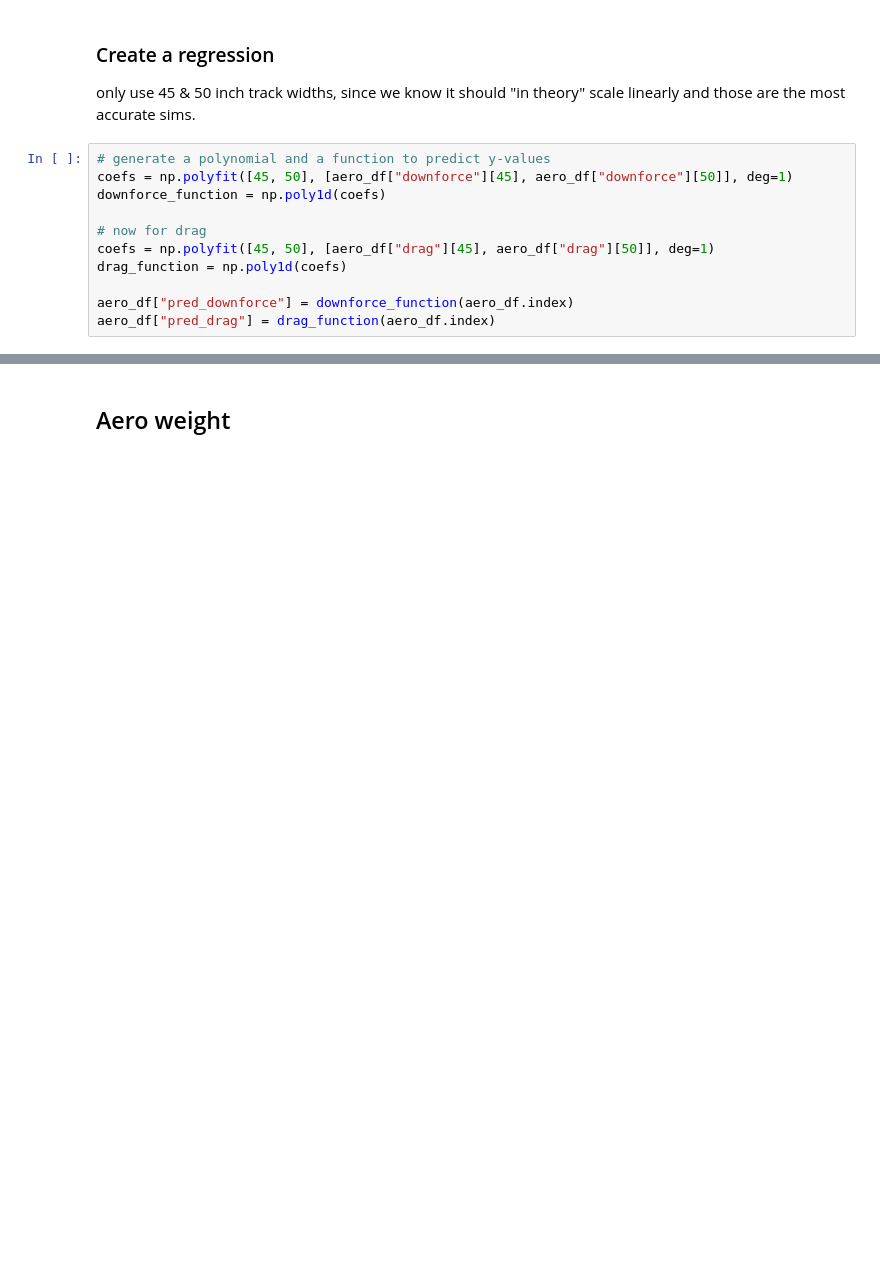
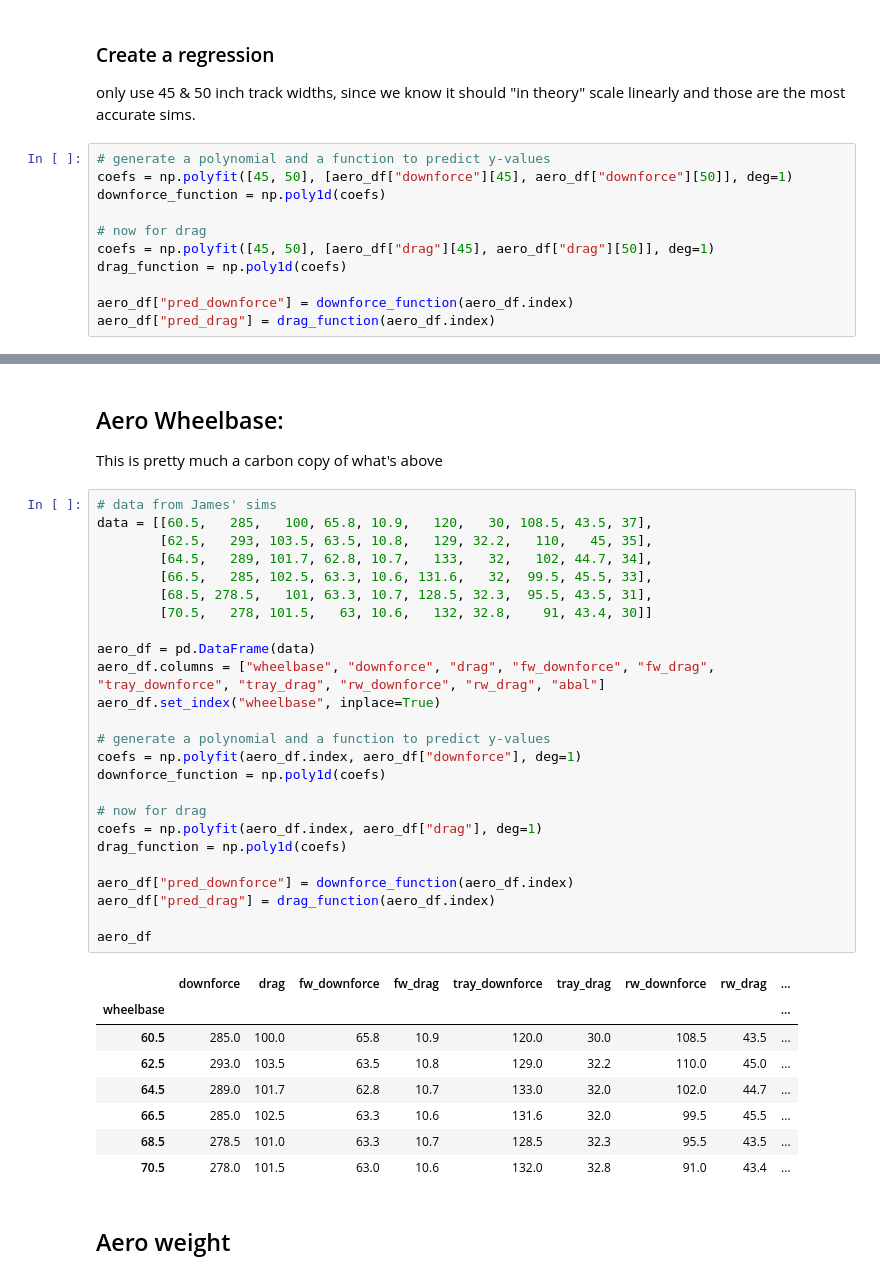
Before and after one commit to msfrt/Simulation, a Jupyter notebook: tw_wb/Track width and wheelbase study.ipynb, the cells around one changed output, grey strips where cells are left out. Saved outputs shown, nothing was run; the diff lists cells and outputs as text; blank space fills up the shorter version.

```diff
--- a/tw_wb/Track width and wheelbase study.ipynb
+++ b/tw_wb/Track width and wheelbase study.ipynb
@@ -99,3 +119,41 @@ aero_df
+# %% [markdown]
+## Aero Wheelbase:
+
+This is pretty much a carbon copy of what's above
+# %%
+# data from James' sims
+data = [[60.5,   285,   100, 65.8, 10.9,   120,   30, 108.5, 43.5, 37],
+        [62.5,   293, 103.5, 63.5, 10.8,   129, 32.2,   110,   45, 35],
+        [64.5,   289, 101.7, 62.8, 10.7,   133,   32,   102, 44.7, 34],
+        [66.5,   285, 102.5, 63.3, 10.6, 131.6,   32,  99.5, 45.5, 33],
+        [68.5, 278.5,   101, 63.3, 10.7, 128.5, 32.3,  95.5, 43.5, 31],
+        [70.5,   278, 101.5,   63, 10.6,   132, 32.8,    91, 43.4, 30]]
+
+aero_df = pd.DataFrame(data)
+aero_df.columns = ["wheelbase", "downforce", "drag", "fw_downforce", "fw_drag", "tray_downforce", "tray_drag", "rw_downforce", "rw_drag", "abal"]
+aero_df.set_index("wheelbase", inplace=True)
+
+# generate a polynomial and a function to predict y-values
+coefs = np.polyfit(aero_df.index, aero_df["downforce"], deg=1)
+downforce_function = np.poly1d(coefs)
+
+# now for drag
+coefs = np.polyfit(aero_df.index, aero_df["drag"], deg=1)
+drag_function = np.poly1d(coefs)
+
+aero_df["pred_downforce"] = downforce_function(aero_df.index)
+aero_df["pred_drag"] = drag_function(aero_df.index)
+
+aero_df
+# %% [output]
+|  | downforce | drag | fw_downforce | fw_drag | tray_downforce | tray_drag | rw_downforce | rw_drag | ... |
+| wheelbase |  |  |  |  |  |  |  |  | ... |
+| 60.5 | 285.0 | 100.0 | 65.8 | 10.9 | 120.0 | 30.0 | 108.5 | 43.5 | ... |
+| 62.5 | 293.0 | 103.5 | 63.5 | 10.8 | 129.0 | 32.2 | 110.0 | 45.0 | ... |
+| 64.5 | 289.0 | 101.7 | 62.8 | 10.7 | 133.0 | 32.0 | 102.0 | 44.7 | ... |
+| 66.5 | 285.0 | 102.5 | 63.3 | 10.6 | 131.6 | 32.0 | 99.5 | 45.5 | ... |
+| 68.5 | 278.5 | 101.0 | 63.3 | 10.7 | 128.5 | 32.3 | 95.5 | 43.5 | ... |
+| 70.5 | 278.0 | 101.5 | 63.0 | 10.6 | 132.0 | 32.8 | 91.0 | 43.4 | ... |
 # %% [markdown]
 ## Aero weight
 # %%
```
Also changed, not shown: parts of 28 cells of this notebook, 3 other files.
